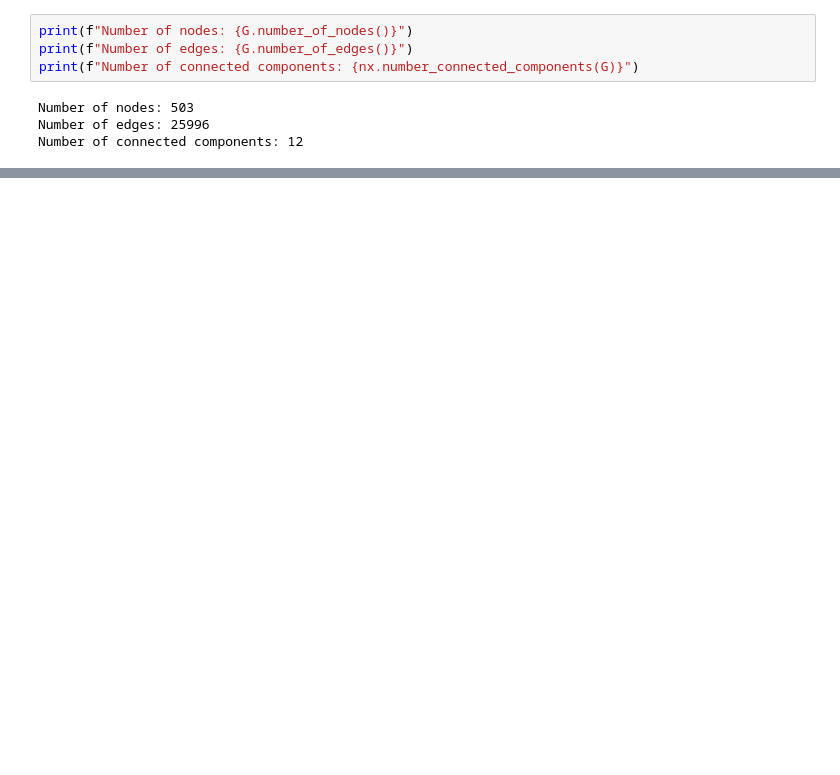
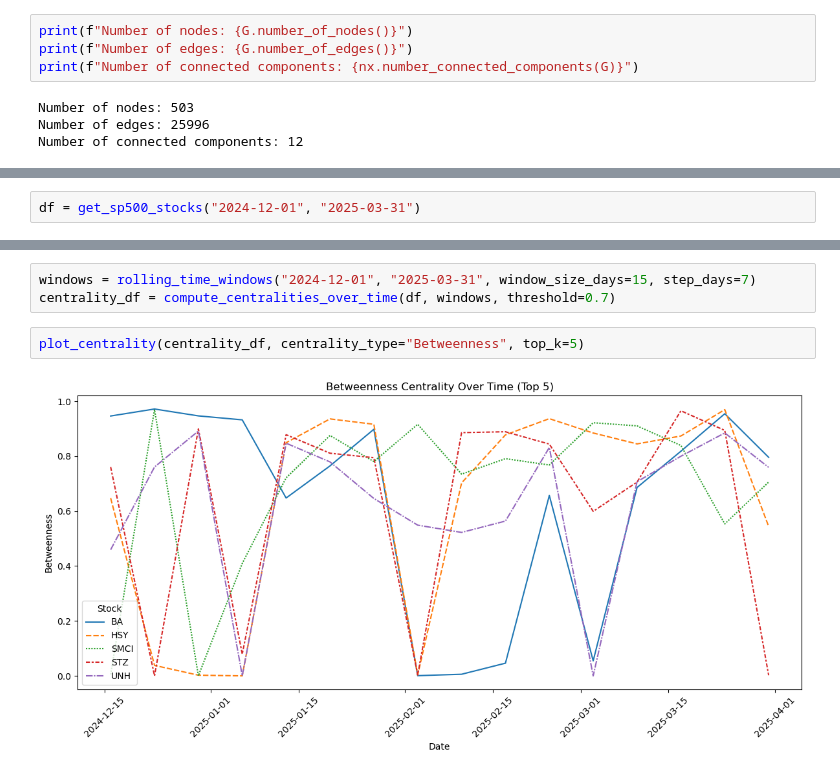
Before and after one commit to HSellis/INA-Project, a Jupyter notebook: centrality_measures.ipynb, the cells around one changed output, grey strips where cells are left out. Saved outputs shown, nothing was run; the diff lists cells and outputs as text; blank space fills up the shorter version.

Commit message:
crisis analysis + utils functions to plot and select time windows

```diff
--- a/centrality_measures.ipynb
+++ b/centrality_measures.ipynb
@@ -72,0 +100,2 @@ Number of connected components: 12
+# %%
+df = get_sp500_stocks("2024-12-01", "2025-03-31")
@@ -72,0 +109,7 @@ Number of connected components: 12
+# %%
+windows = rolling_time_windows("2024-12-01", "2025-03-31", window_size_days=15, step_days=7)
+centrality_df = compute_centralities_over_time(df, windows, threshold=0.7)
+# %%
+plot_centrality(centrality_df, centrality_type="Betweenness", top_k=5)
+# %% [output]
+[figure, added]
```
Also changed, not shown: parts of 8 cells of this notebook, 1 other file.
